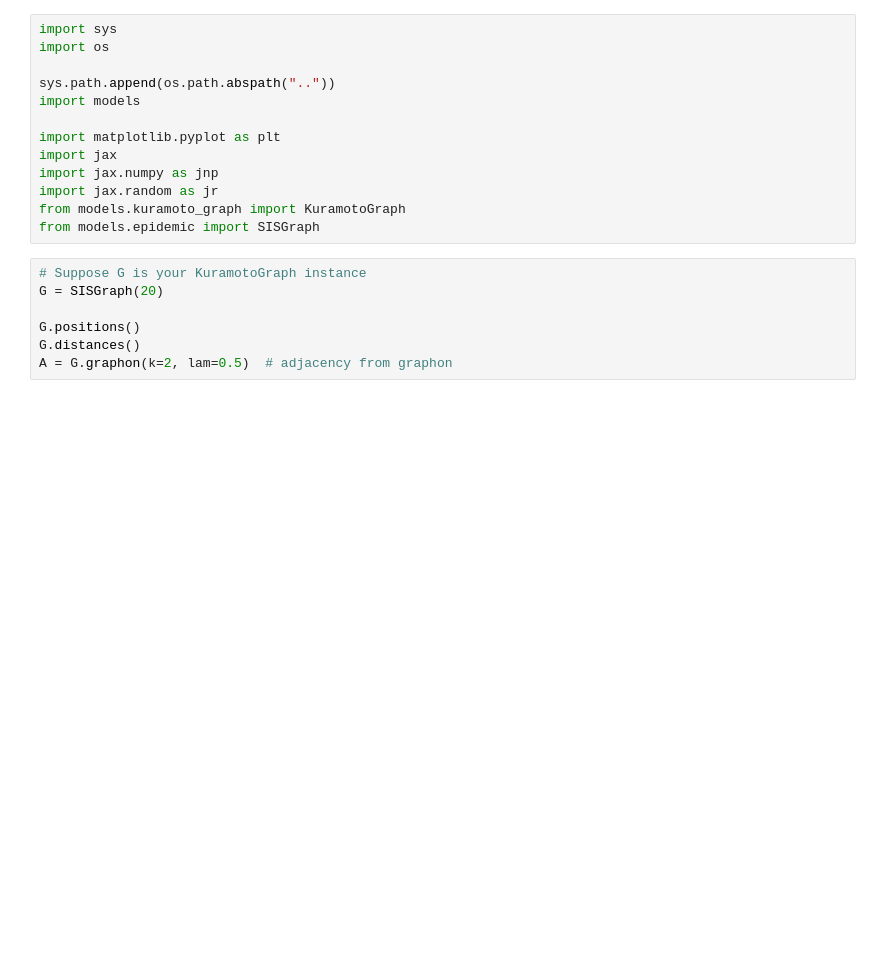
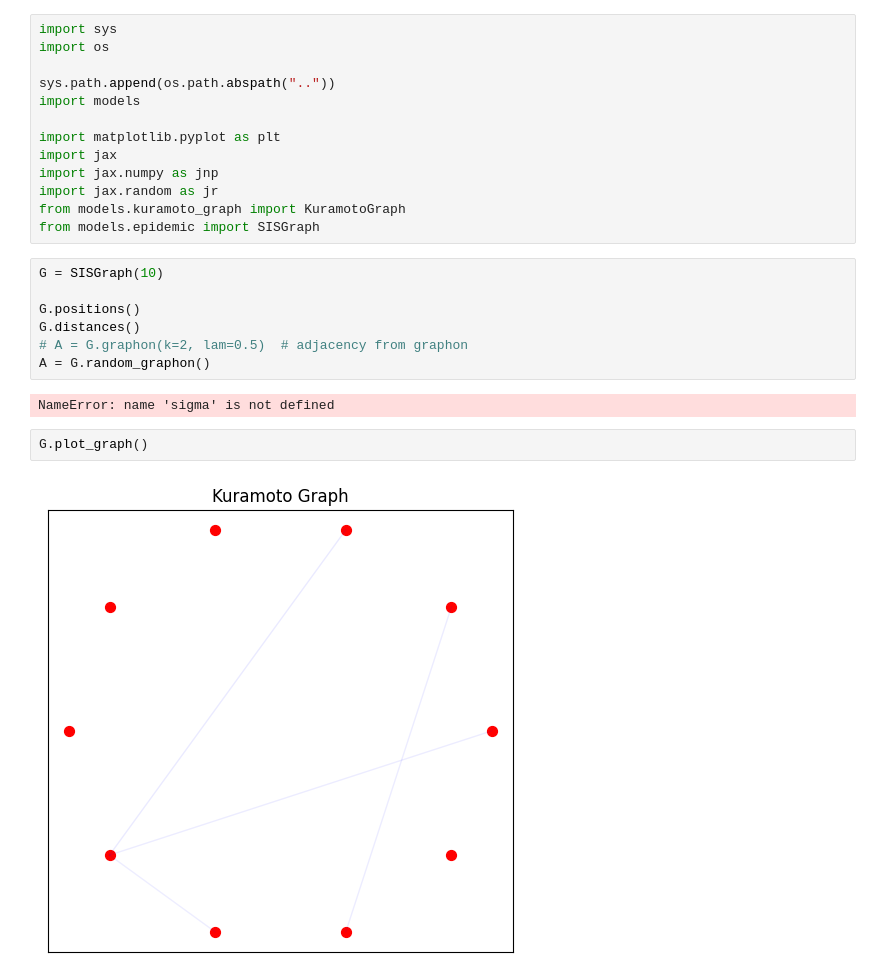
Before and after one commit to VeronicaBolzonella/GraphonKuramotoSolutions, a Jupyter notebook: notebooks/epidemic_visualization.ipynb, the cells around one changed output. Saved outputs shown, nothing was run; the diff lists cells and outputs as text; blank space fills up the shorter version.

```diff
--- a/notebooks/epidemic_visualization.ipynb
+++ b/notebooks/epidemic_visualization.ipynb
@@ -12,9 +12,15 @@ import jax.random as jr
 from models.kuramoto_graph import KuramotoGraph
 from models.epidemic import SISGraph
 # %%
-# Suppose G is your KuramotoGraph instance
-G = SISGraph(20)
+G = SISGraph(10)
 
 G.positions()
 G.distances()
-A = G.graphon(k=2, lam=0.5)  # adjacency from graphon
+# A = G.graphon(k=2, lam=0.5)  # adjacency from graphon
+A = G.random_graphon()
+# %% [output]
+NameError: name 'sigma' is not defined
+# %%
+G.plot_graph()
+# %% [output]
+[figure, added]
```
Also changed, not shown: parts of 3 cells of this notebook, 2 other files.
